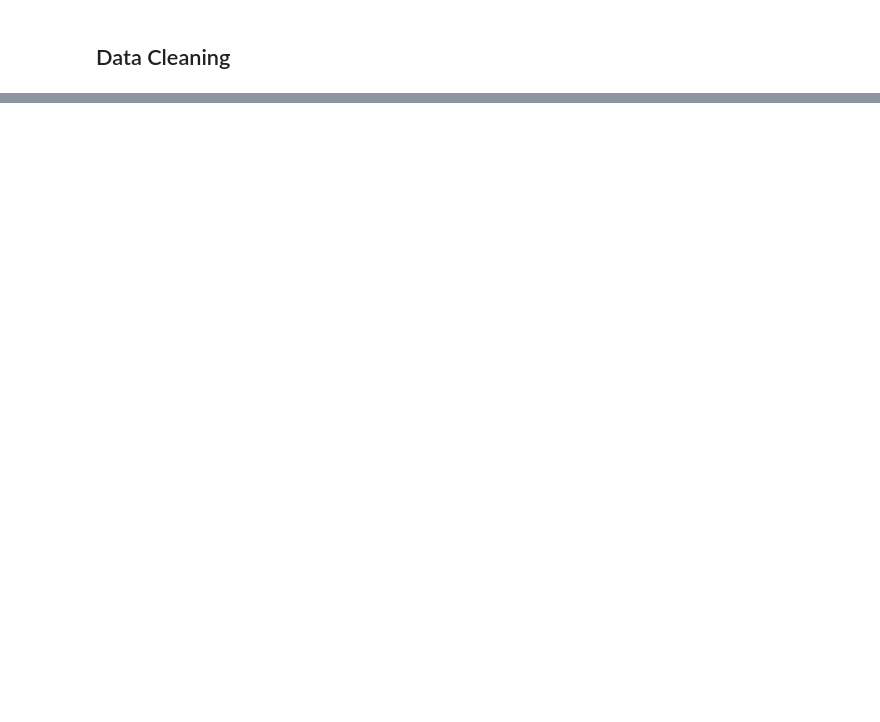
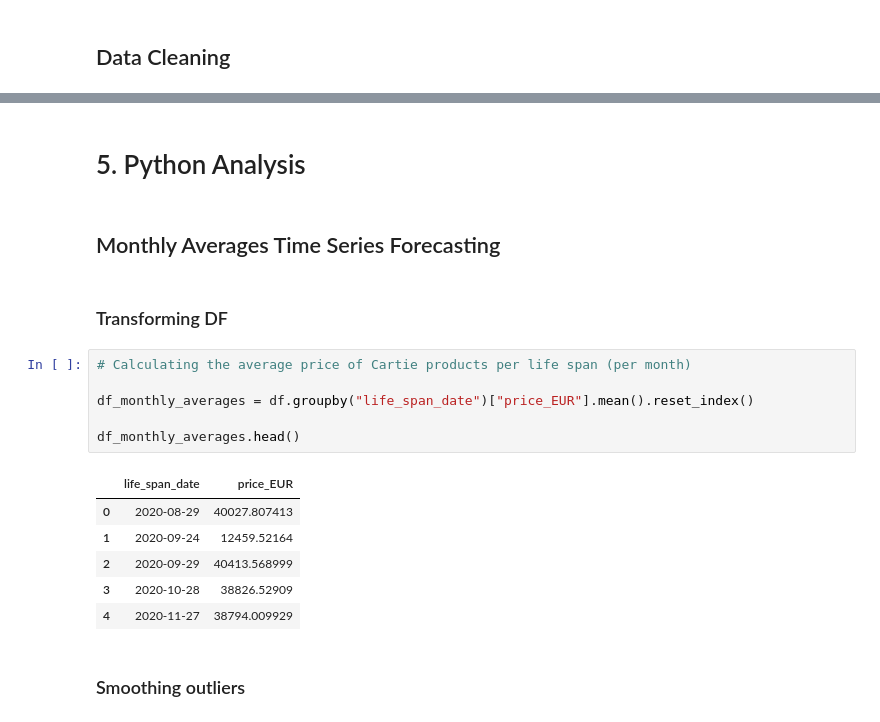
Before and after one commit to maltestaab/Business-Data-Management, a Jupyter notebook: chanel-business-case/Chanel_Code/chanel.ipynb, the cells around one changed output, grey strips where cells are left out. Drawn from its saved outputs; the diff is of its cells as text; blank space fills up the shorter version.

```diff
--- a/chanel-business-case/Chanel_Code/chanel.ipynb
+++ b/chanel-business-case/Chanel_Code/chanel.ipynb
@@ -301,0 +283,21 @@ Critical Value (10%): -2.6231583472057074
+# %% [markdown]
+# 5. Python Analysis
+# %% [markdown]
+## Monthly Averages Time Series Forecasting
+# %% [markdown]
+### Transforming DF
+# %%
+# Calculating the average price of Cartie products per life span (per month)
+
+df_monthly_averages = df.groupby("life_span_date")["price_EUR"].mean().reset_index()
+
+df_monthly_averages.head()
+# %% [output]
+|  | life_span_date | price_EUR |
+| 0 | 2020-08-29 | 40027.807413 |
+| 1 | 2020-09-24 | 12459.52164 |
+| 2 | 2020-09-29 | 40413.568999 |
+| 3 | 2020-10-28 | 38826.52909 |
+| 4 | 2020-11-27 | 38794.009929 |
+# %% [markdown]
+### Smoothing outliers
```
Also changed, not shown: parts of 55 cells of this notebook, 3 other files.
